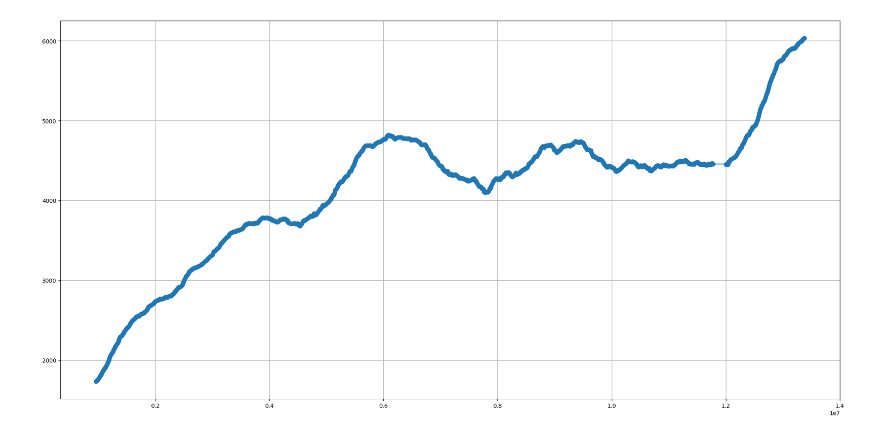
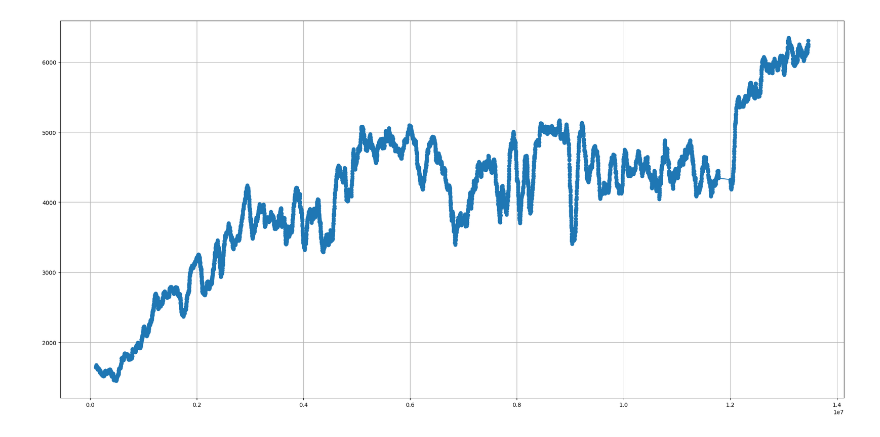
Before and after one commit to jimlin1112/DRL-Assignment-3, a Jupyter notebook: draw.ipynb, the cells around one changed output. Saved outputs shown, nothing was run; the diff lists cells and outputs as text; code cells hidden in the pictures.

```diff
--- a/draw.ipynb
+++ b/draw.ipynb
@@ -17,32 +17,32 @@ import re
 import matplotlib.pyplot as plt
 
 # 用於存放解析後的 steps 和 rewards
 a1 = []
 reward = []
 
 # 正則表達式：匹配 Reward 和 Step
 pattern = re.compile(r'Step\s*(\d+).*?Reward\s*([\d.]+)')
 
 # 打開並逐行讀取日誌檔
 with open('output.txt', 'r') as f:
     for line in f:
         match = pattern.search(line)
         if match:
             tmp1 = float(match.group(1))
             tmp2 = float(match.group(2))
             a1.append(tmp1)
             reward.append(tmp2)
 
 reward_avg = []
-avg_num = 1000
+avg_num = 100
 for i in range(avg_num, len(reward)):
     reward_avg.append(np.mean(reward[i-avg_num:i]))
 
 # 繪圖
 plt.figure(figsize=(20, 10))
 plt.plot(a1[avg_num:], reward_avg, marker='o', linestyle='-')
 plt.grid(True)
 plt.tight_layout()
 plt.show()
 # %% [output]
-[figure, old version]
+[figure, new version]
```
Also changed, not shown: 2 other files.
